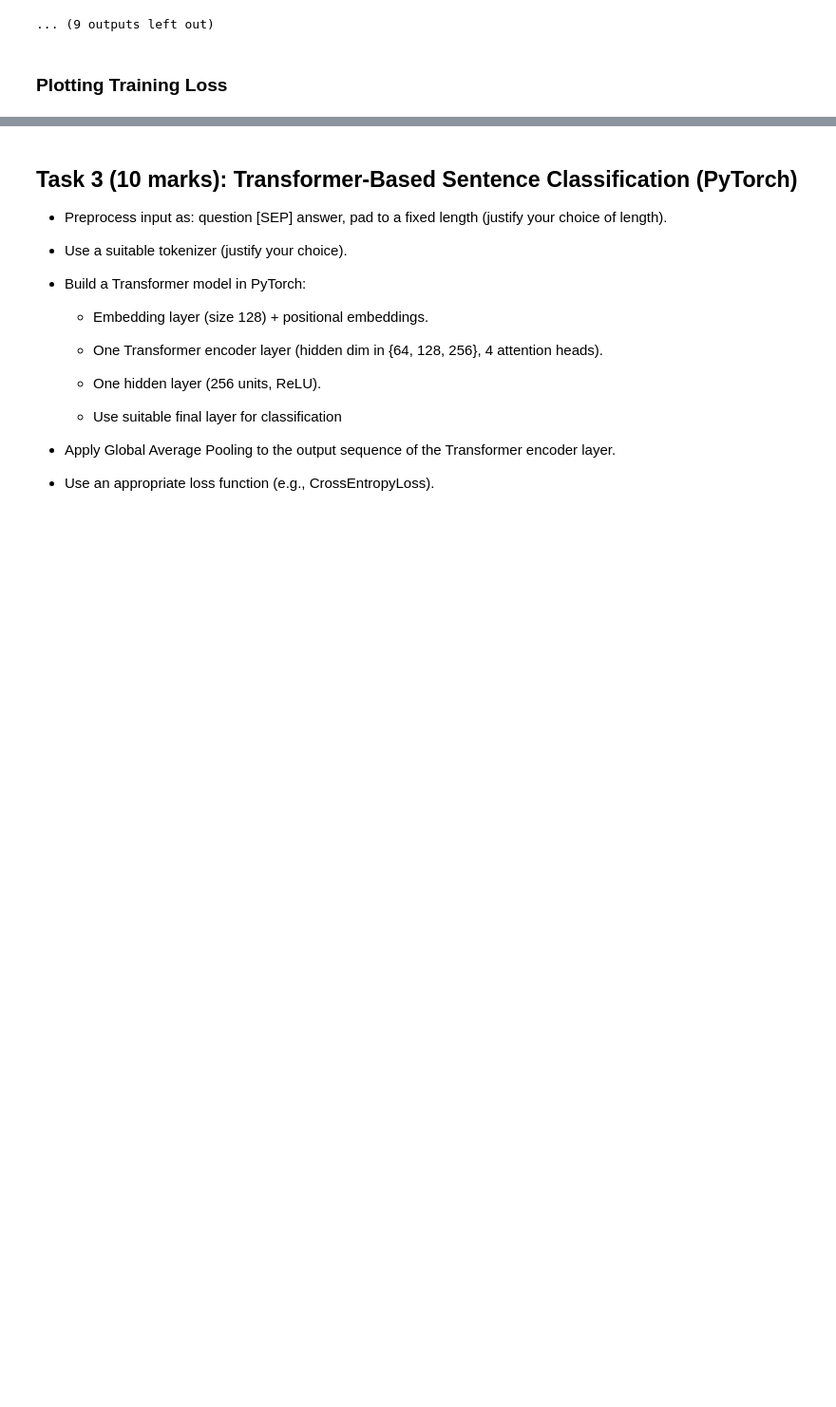
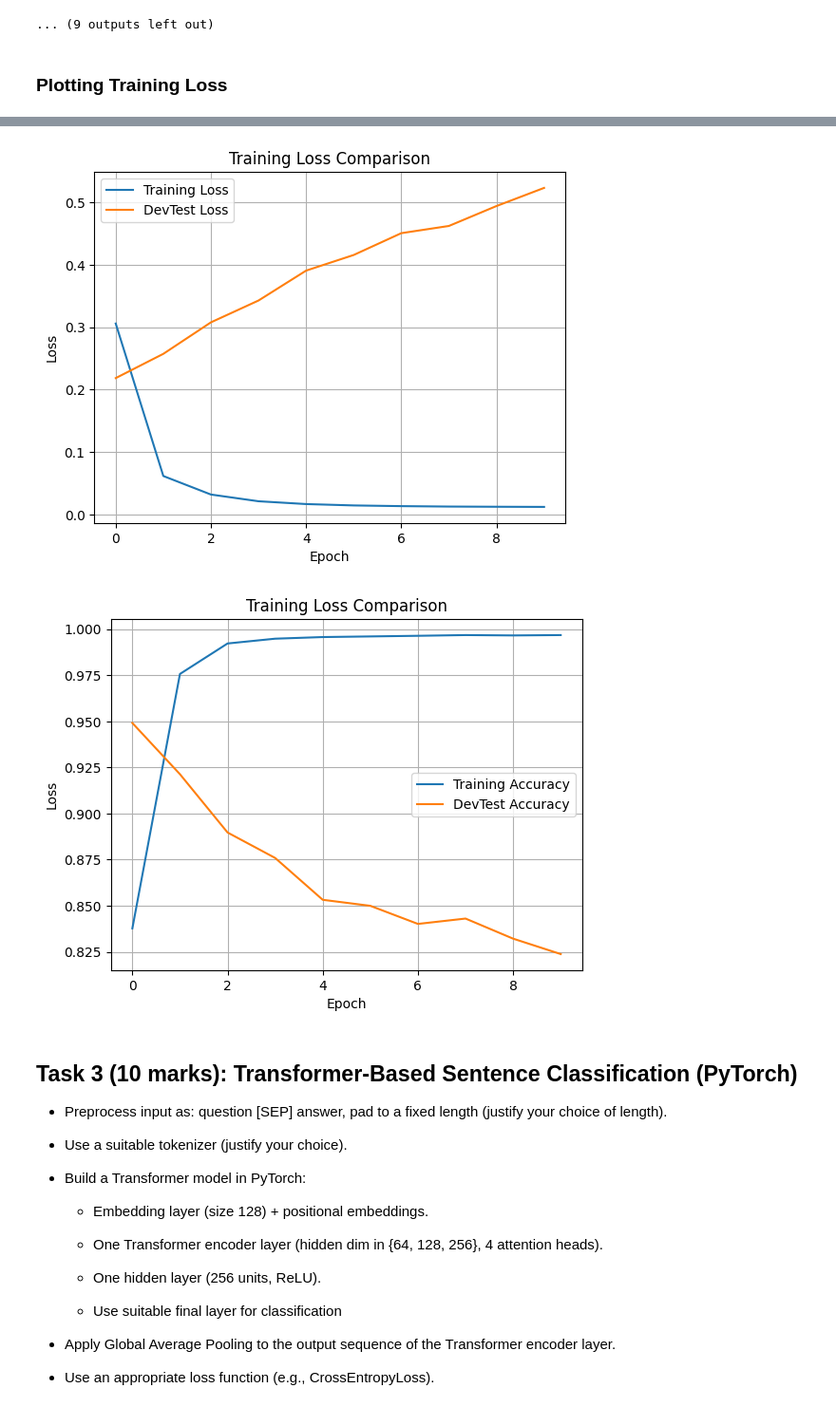
Before and after one commit to SilverPeak2299/COMP3420_a3_2, a Jupyter notebook: Assignment_3_2.ipynb, the cells around one changed output, grey strips where cells are left out. Shown: that part at 95% size. Cells and saved outputs as stored; diff of their text form; code cells hidden in the pictures; blank space fills up the shorter version.

```diff
--- a/Assignment_3_2.ipynb
+++ b/Assignment_3_2.ipynb
@@ -515,0 +590,8 @@ plt.show()
+# %%
+# Loading the old model
+siamese_model.load_state_dict(best_model)
+
+classifier_model = SimilarityClassifier(siamese_model)
+
+bce_loss = nn.BCELoss().to(DEVICE)
+classifier_optimizer = optim.Adam(classifier_model.parameters(), lr=1e-3)
@@ -516,3 +661,26 @@ plt.show()
+# %%
+plt.plot(train_losses, label='Training Loss')
+plt.plot(dev_losses, label='DevTest Loss')
+
+plt.xlabel('Epoch')
+plt.ylabel('Loss')
+plt.title('Training Loss Comparison')
+plt.legend()
+plt.grid(True)
+plt.show()
+
+plt.plot(train_accs, label='Training Accuracy')
+plt.plot(dev_accs, label='DevTest Accuracy')
+
+plt.xlabel('Epoch')
+plt.ylabel('Loss')
+plt.title('Training Loss Comparison')
+plt.legend()
+plt.grid(True)
+plt.show()
+# %% [output]
+[figure, added]
+[figure, added]
 # %% [markdown]
 ## Task 3 (10 marks): Transformer-Based Sentence Classification (PyTorch)
 
```
Also changed, not shown: parts of 9 cells of this notebook.
